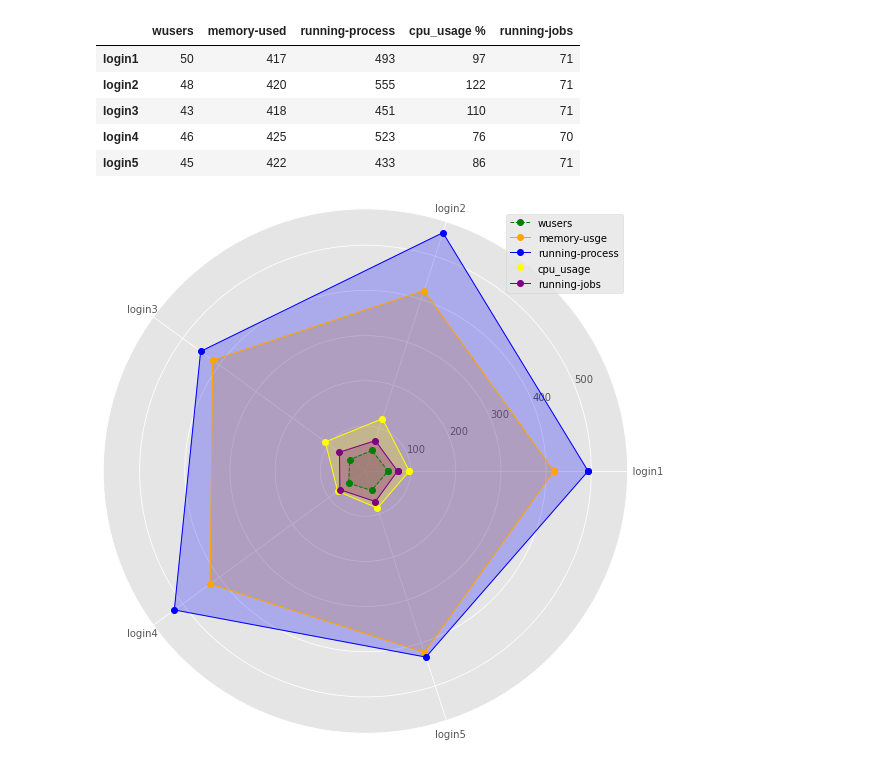
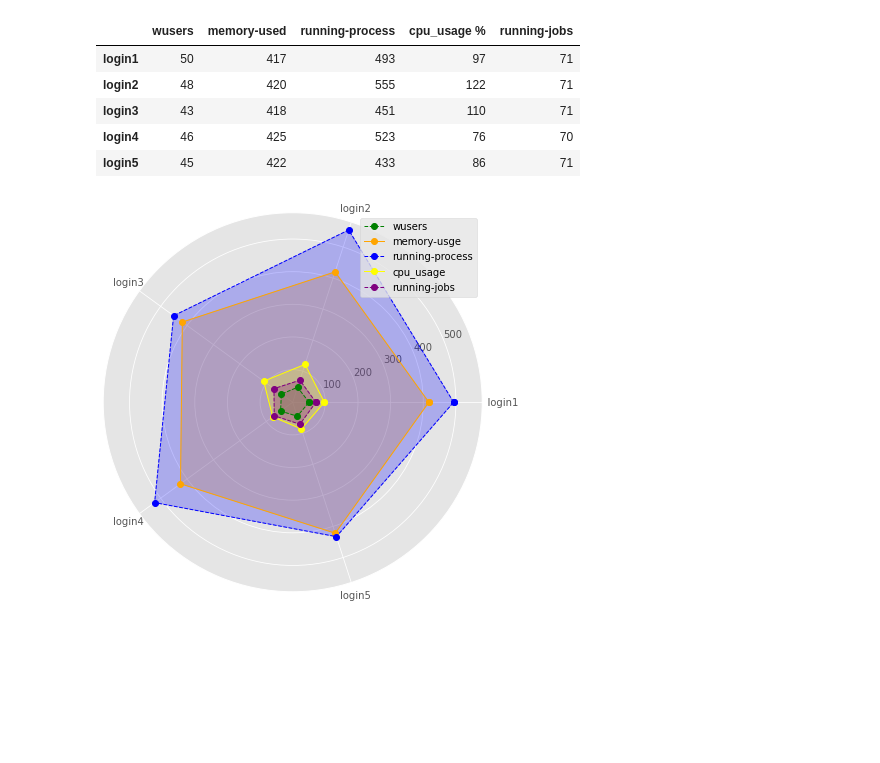
Before and after one commit to shubhamrastogi1810/SMC-Data_Challenge, a Jupyter notebook: Dimension_relation.ipynb, the cells around one changed output. Drawn from its saved outputs; the diff is of its cells as text; code cells hidden in the pictures; blank space fills up the shorter version.

Commit message:
graph corrected.

```diff
--- a/Dimension_relation.ipynb
+++ b/Dimension_relation.ipynb
@@ -5,15 +5,16 @@ path = 'csv_files/'
 csvs = ['Jan2020','Feb2020','Mar2020','Apr2020','May2020','Jun2020',
        'Jul2020','Aug2020','Sep2020','Oct2020','Nov2020','Dec2020',
        'Jan2021','Feb2021','Mar2021','Apr2021','May2021','Jun2021',
-       'Jul2021','Aug2021','Sep2021','Oct2021','Nov2021','Dec2021',]
+       'Jul2021','Aug2021','Sep2021','Oct2021','Nov2021','Dec2021']
 new_dict = {'login1' : {'wusers':[],'memory-used':[],'running-process':[],'cpu_usage %':[],'running-jobs':[]},
            'login2' : {'wusers':[],'memory-used':[],'running-process':[],'cpu_usage %':[],'running-jobs':[]},
            'login3' : {'wusers':[],'memory-used':[],'running-process':[],'cpu_usage %':[],'running-jobs':[]},
            'login4' : {'wusers':[],'memory-used':[],'running-process':[],'cpu_usage %':[],'running-jobs':[]},
-           'login5' : {'wusers':[],'memory-used':[],'running-process':[],'cpu_usage %':[],'running-jobs':[]}}
+           'login5' : {'wusers':[],'memory-used':[],'running-process':[],'cpu_usage %':[],'running-jobs':[]}
+           }
 
 for i in csvs:
-    df  = pd.read_csv(path+i+'.csv',usecols=['date-hour','login-node','wusers','memory-used','running-process','cpu_usage %','running-jobs'])
+    df  = pd.read_csv(path+i+'.csv',usecols=['date-hour','login-node','wusers','memory-used','running-process','cpu_usage %','running-jobs','df-usage'])
     new_df = df.sort_values(by=['login-node','date-hour'])
     month = new_df.iloc[-1][0][0:3]
     year = new_df.iloc[-1][0][5:10]
@@ -46,6 +47,7 @@ for i in csvs:
                     day_dict[node]['cpu_usage %'].append(round(tem_df['cpu_usage %'].sum()/len(tem_df)))
                     day_dict[node]['running-jobs'].append(round(tem_df['running-jobs'].sum()/len(tem_df)))
 
+
     for j in range(1,6):
         new_dict['login'+str(j)]['wusers'].append(round(sum(day_dict['login'+str(j)]['wusers'])/len(day_dict['login'+str(j)]['wusers'])))
         new_dict['login'+str(j)]['memory-used'].append(round(sum(day_dict['login'+str(j)]['memory-used'])/ len(day_dict['login'+str(j)]['memory-used'])))
@@ -53,6 +55,7 @@ for i in csvs:
         new_dict['login'+str(j)]['cpu_usage %'].append(round(sum(day_dict['login'+str(j)]['cpu_usage %'])/len(day_dict['login'+str(j)]['cpu_usage %'])))
         new_dict['login'+str(j)]['running-jobs'].append(round(sum(day_dict['login'+str(j)]['running-jobs'])/len(day_dict['login'+str(j)]['running-jobs'])))
 
+
 for j in range(1,6):
         new_dict['login'+str(j)]['wusers'] = round(sum(new_dict['login'+str(j)]['wusers'])/len(new_dict['login'+str(j)]['wusers']))
         new_dict['login'+str(j)]['memory-used'] = round(sum(new_dict['login'+str(j)]['memory-used'])/ len(new_dict['login'+str(j)]['memory-used']))
@@ -82,34 +85,34 @@ runn_proc.append(runn_proc[0])
 cpu_use.append(cpu_use[0])
 runn_job.append(runn_job[0])
 
-fig=plt.figure(figsize=(8,8))
+fig=plt.figure(figsize=(6,6))
 ax=fig.add_subplot(polar=True)
 
 ax.plot(angles,wusers, 'o--', color='g', linewidth=1, label='wusers')
 ax.fill(angles,wusers, alpha=0.25, color='g')
 
 ax.plot(angles,mem_use, 'o-', color='orange', linewidth=1, label='memory-usge')
 ax.fill(angles,mem_use, alpha=0.25, color='orange')
 
-ax.plot(angles,runn_proc, 'o-', color='b', linewidth=1, label='running-process')
+ax.plot(angles,runn_proc, 'o--', color='b', linewidth=1, label='running-process')
 ax.fill(angles,runn_proc, alpha=0.25, color='b')
 
 ax.plot(angles,cpu_use, 'o-', color='yellow', linewidth=1, label='cpu_usage')
 ax.fill(angles,cpu_use, alpha=0.25, color='yellow')
 
-ax.plot(angles,runn_job, 'o-', color='purple', linewidth=1, label='running-jobs')
+ax.plot(angles,runn_job, 'o--', color='purple', linewidth=1, label='running-jobs')
 ax.fill(angles,runn_job, alpha=0.25, color='purple')
 
 ax.set_thetagrids(np.degrees(angles[:-1]), nodes)
 plt.grid(True)
 plt.tight_layout()
 plt.legend()
 plt.show()
 # %% [output]
 |  | wusers | memory-used | running-process | cpu_usage % | running-jobs |
 | login1 | 50 | 417 | 493 | 97 | 71 |
 | login2 | 48 | 420 | 555 | 122 | 71 |
 | login3 | 43 | 418 | 451 | 110 | 71 |
 | login4 | 46 | 425 | 523 | 76 | 70 |
 | login5 | 45 | 422 | 433 | 86 | 71 |
-[figure, old version]
+[figure, new version]
```
